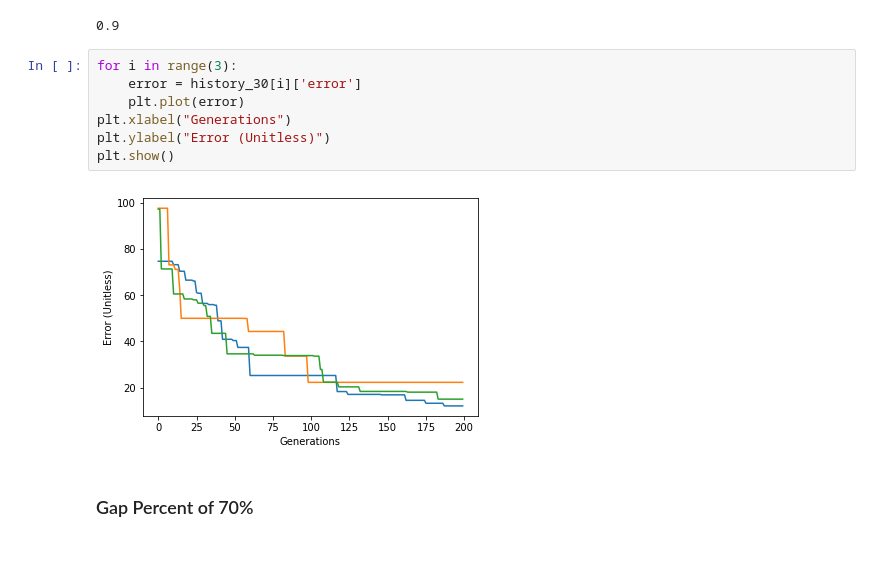
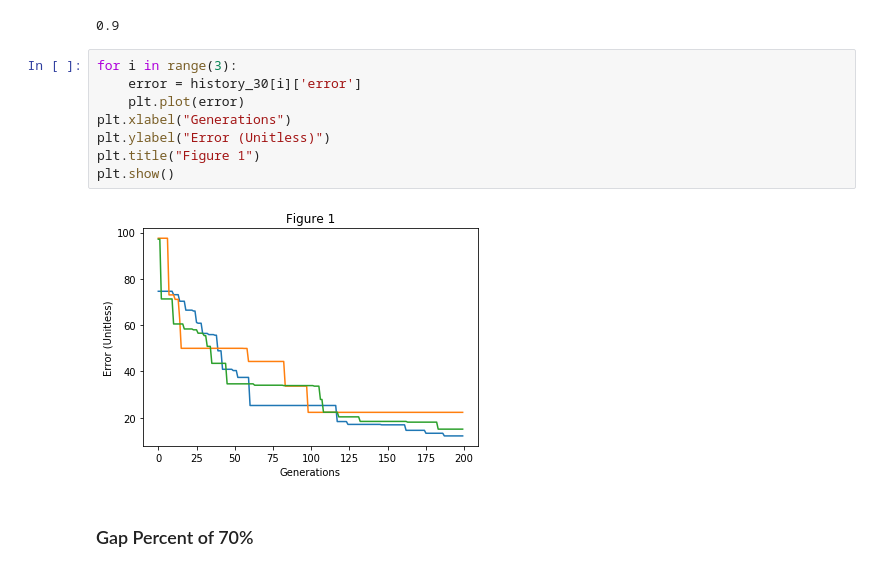
Before and after one commit to MattAlanWright/PyGP, a Jupyter notebook: Iris Data Set Breeder.ipynb, the cells around one changed output. Drawn from its saved outputs; the diff is of its cells as text.

Commit message:
Added figure numbers to finished experiments

```diff
--- a/Iris Data Set Breeder.ipynb
+++ b/Iris Data Set Breeder.ipynb
@@ -80,12 +80,13 @@ history_30[best_performer_30]['test_acc']
 # %%
 for i in range(3):
     error = history_30[i]['error']
     plt.plot(error)
 plt.xlabel("Generations")
 plt.ylabel("Error (Unitless)")
+plt.title("Figure 1")
 plt.show()
 # %% [output]
-[figure, old version]
+[figure, new version]
 # %% [markdown]
 ### Gap Percent of 70%
 # %%
```
Also changed, not shown: parts of 2 cells of this notebook, 2 other files.
